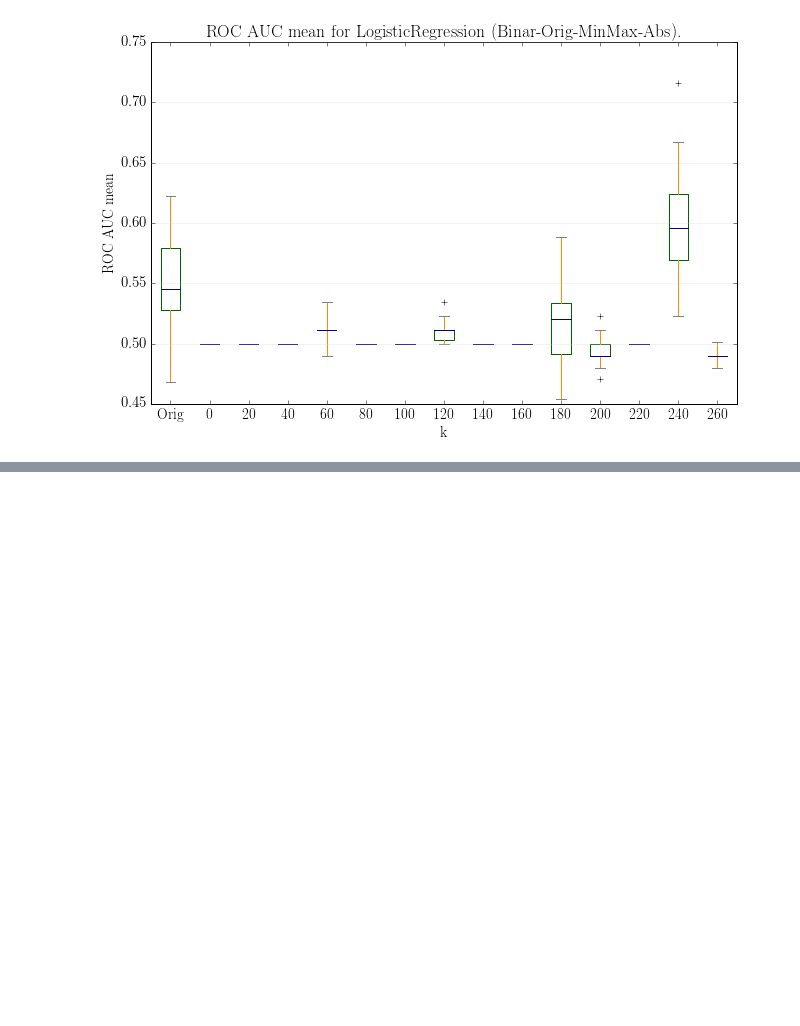
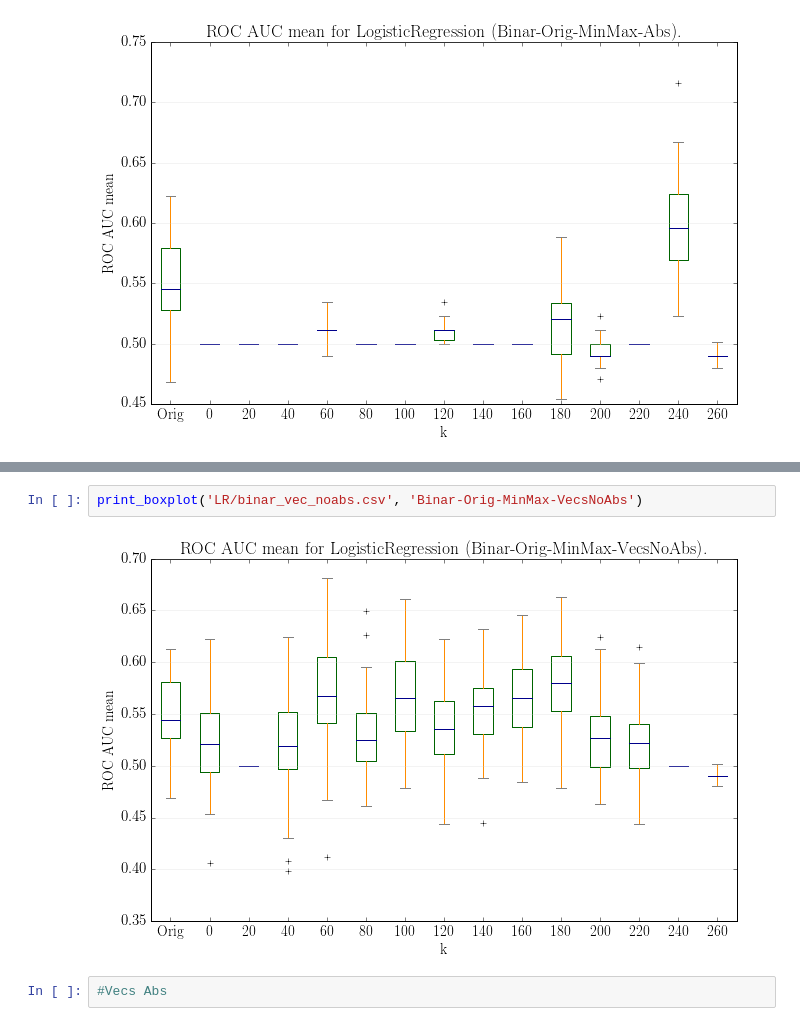
Before and after one commit to Tismoney/PRNI2016, a Jupyter notebook: KernelAlgoritm/LR_new.ipynb, the cells around one changed output, grey strips where cells are left out. Drawn from its saved outputs; the diff is of its cells as text; blank space fills up the shorter version.

```diff
--- a/KernelAlgoritm/LR_new.ipynb
+++ b/KernelAlgoritm/LR_new.ipynb
@@ -298,0 +413,6 @@ print_boxplot('LR/binar_eig_abs.csv', 'Binar-Orig-MinMax-Abs')
+# %%
+print_boxplot('LR/binar_vec_noabs.csv', 'Binar-Orig-MinMax-VecsNoAbs')
+# %% [output]
+[figure, added]
+# %%
+#Vecs Abs
```
Also changed, not shown: parts of 17 cells of this notebook, 1 other file.
